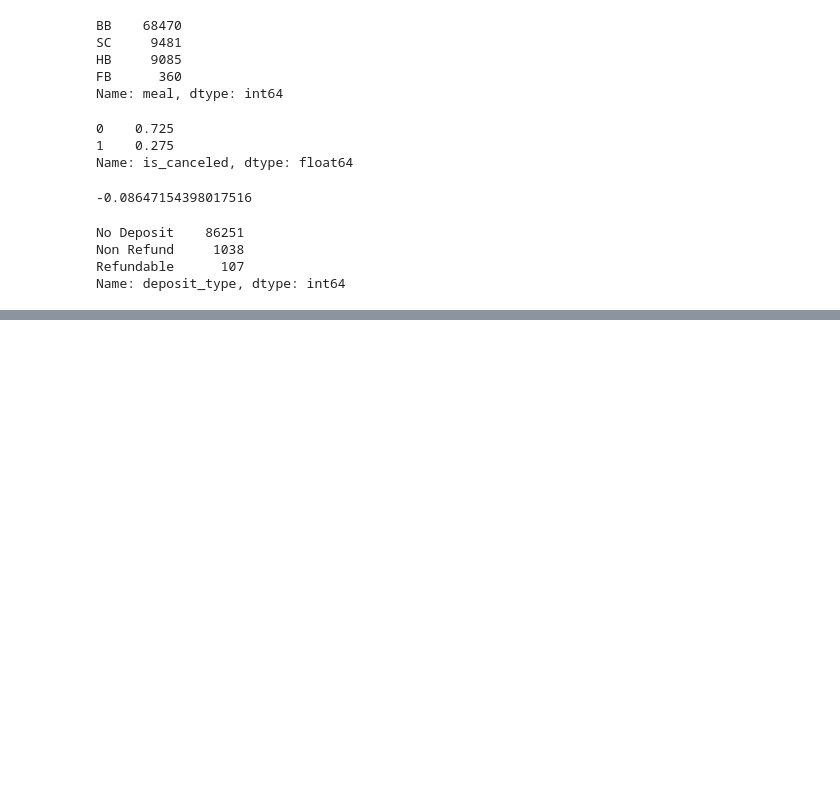
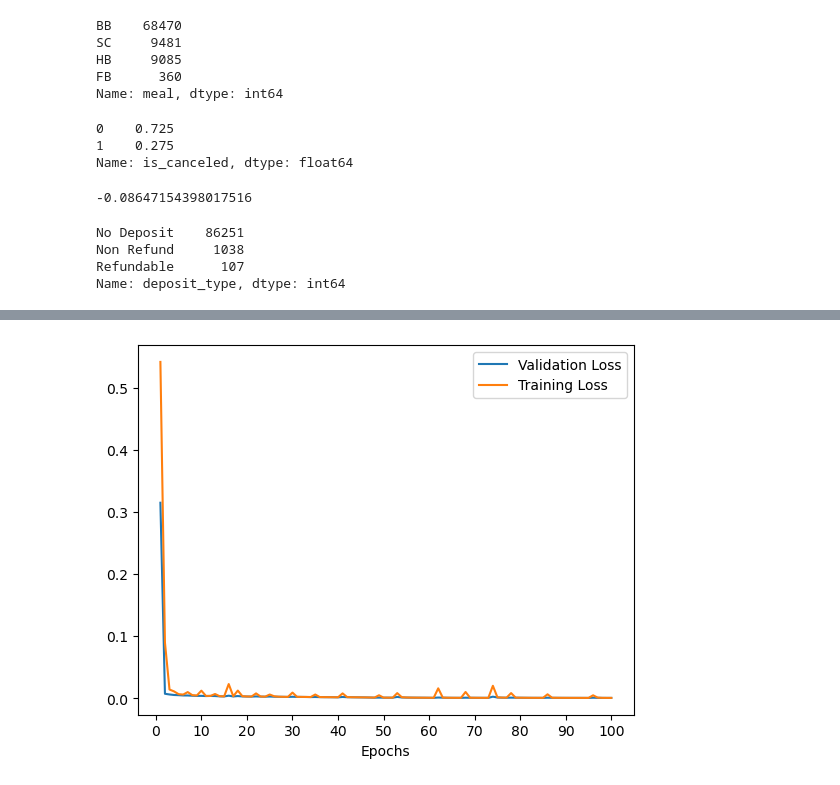
Before and after one commit to techgoddess1/HOTEL-ANALYSIS, a Jupyter notebook: Hotel Analysis.ipynb, the cells around one changed output, grey strips where cells are left out. Cells and saved outputs as stored; diff of their text form; code cells hidden in the pictures; blank space fills up the shorter version.

Commit message:
Add files via upload
Using TensorFlow, I built a dense model with a 99 per cent accuracy to predict people who are most likely to cancel or not their hotel booking.

```diff
--- a/Hotel Analysis.ipynb
+++ b/Hotel Analysis.ipynb
@@ -902,11 +991,12 @@ from keras import regularizers
 from keras.callbacks import EarlyStopping
 # %%
 model1 = Sequential([
-    Dense(8, activation ='relu', input_shape=(237,),kernel_regularizer= regularizers.l1(0.0001)),
+    Dense(12, activation ='relu', input_shape=(21,),kernel_regularizer= regularizers.l1(0.0001)),
+    Dense(7, activation='relu'),
     Dense(6, activation='relu'),
-    Dense(3, activation='relu'),
+    Dense(5,activation = 'relu'),
+    Dense(8, activation = 'relu'),
     Dense(1,activation = 'sigmoid')
-
 ])
 # %%
 model1.summary()
@@ -915,4 +1023,4 @@ model1.compile(optimizer='adam',
                loss='binary_crossentropy',
                metrics=['accuracy'])
 # %%
-model1.fit(X,y,batch_size = 50, verbose = 2, epochs=50, validation_split = 0.20)
+history=model1.fit(X,y,batch_size = 60, verbose = 2, epochs=100, validation_split = 0.20)
@@ -918,0 +1045,17 @@ model1.fit(X,y,batch_size = 50, verbose = 2, epochs=50, validation_split = 0.20)
+# %%
+train_acc1 = history.history['accuracy']
+train_loss1 = history.history['loss']
+val_acc1 = history.history['val_accuracy']
+val_loss1 = history.history['val_loss']
+# %%
+epochs= range(1, len(train_acc1)+1)
+# %%
+plt.plot(epochs, val_loss1, label='Validation Loss')
+plt.plot(epochs, train_loss1, label = 'Training Loss')
+plt.legend()
+label= range(0, len(train_acc1)+1, 10)
+ticks= range(0, len(train_acc1)+1, 10)
+plt.xlabel('Epochs')
+plt.xticks(ticks,label);
+# %% [output]
+[figure, added]
```
Also changed, not shown: parts of 37 cells of this notebook.
